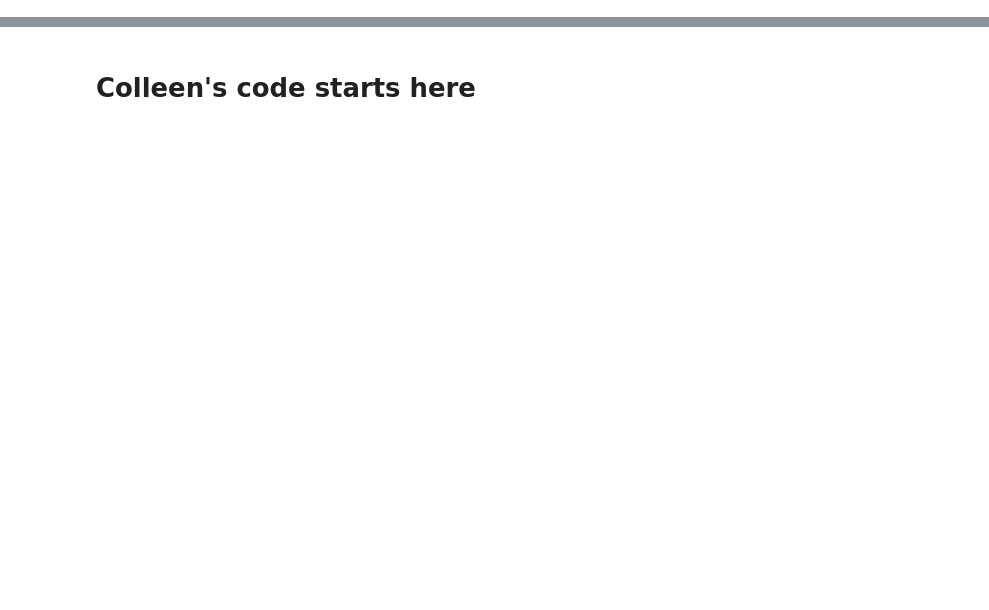
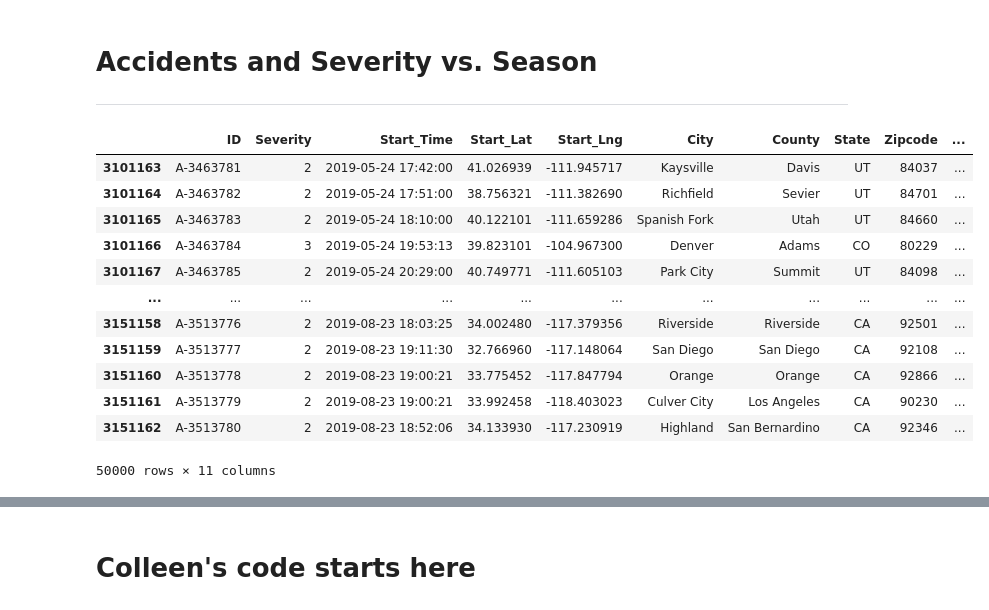
Before and after one commit to colleen547/Team-5---Project-1, a Jupyter notebook: main.ipynb, the cells around one changed output, grey strips where cells are left out. Cells and saved outputs as stored; diff of their text form; code cells hidden in the pictures; blank space fills up the shorter version.

```diff
--- a/main.ipynb
+++ b/main.ipynb
@@ -41,0 +57,10 @@ severity_values = [1, 2, 3, 4]
+# %%
+days_of_week = ['Monday', 'Tuesday', 'Wednesday', 'Thursday', 'Friday', 'Saturday', 'Sunday']
+severity_values = [1, 2, 3, 4]
+month_seasons = {
+    12: 'winter', 1: 'winter', 2: 'winter',
+    3: 'spring', 4: 'spring', 5: 'spring',
+    6: 'summer', 7: 'summer', 8: 'summer',
+    9: 'fall', 10: 'fall', 11: 'fall'
+}
+season_order = ['fall', 'winter', 'spring', 'summer']
@@ -83,30 +163,33 @@ pivot_df_plot = set_chart_style(pivot_df_plot, title="Severity of Crashes by Day
 # %%
 # Chris's code ends here
+# %% [markdown]
+# Accidents and Severity vs. Season
+***
 # %%
 # Ken's code starts here
 
 #Grouping Data Into Seasons
 # In order to group dates into seasons, we need to define seasons then group the dates into seasons column using  Meteorological seasons classifications for northern hemisphere
 #Spring runs from March 1 to May 31;
 #Summer runs from June 1 to Aug.31;
 #Fall (Autumn) runs from September 1st thru Nov.30th and
 #Winter runs from December 1 to 28 Feb
 
-
-month_seasons = {1: 'winter',
-                 2: 'winter',
-                 3: 'spring',
-                 4: 'spring',
-                 5: 'spring',
-                 6: 'summer',
-                 7: 'summer',
-                 8: 'summer',
-                 9: 'fall',
-                 10: 'fall',
-                 11: 'fall',
-                 12: 'winter'}
-
 accidents_df['seasons'] = pd.to_datetime(accidents_df['Start_Time']).dt.month.map(month_seasons)
 accidents_df.tail(50000)
+# %% [output]
+|  | ID | Severity | Start_Time | Start_Lat | Start_Lng | City | County | State | Zipcode | ... |
+| 3101163 | A-3463781 | 2 | 2019-05-24 17:42:00 | 41.026939 | -111.945717 | Kaysville | Davis | UT | 84037 | ... |
+| 3101164 | A-3463782 | 2 | 2019-05-24 17:51:00 | 38.756321 | -111.382690 | Richfield | Sevier | UT | 84701 | ... |
+| 3101165 | A-3463783 | 2 | 2019-05-24 18:10:00 | 40.122101 | -111.659286 | Spanish Fork | Utah | UT | 84660 | ... |
+| 3101166 | A-3463784 | 3 | 2019-05-24 19:53:13 | 39.823101 | -104.967300 | Denver | Adams | CO | 80229 | ... |
+| 3101167 | A-3463785 | 2 | 2019-05-24 20:29:00 | 40.749771 | -111.605103 | Park City | Summit | UT | 84098 | ... |
+| ... | ... | ... | ... | ... | ... | ... | ... | ... | ... | ... |
+| 3151158 | A-3513776 | 2 | 2019-08-23 18:03:25 | 34.002480 | -117.379356 | Riverside | Riverside | CA | 92501 | ... |
+| 3151159 | A-3513777 | 2 | 2019-08-23 19:11:30 | 32.766960 | -117.148064 | San Diego | San Diego | CA | 92108 | ... |
+| 3151160 | A-3513778 | 2 | 2019-08-23 19:00:21 | 33.775452 | -117.847794 | Orange | Orange | CA | 92866 | ... |
+| 3151161 | A-3513779 | 2 | 2019-08-23 19:00:21 | 33.992458 | -118.403023 | Culver City | Los Angeles | CA | 90230 | ... |
+| 3151162 | A-3513780 | 2 | 2019-08-23 18:52:06 | 34.133930 | -117.230919 | Highland | San Bernardino | CA | 92346 | ... |
+50000 rows × 11 columns
 # %%
 # Sort  Accidents into seasons
```
Also changed, not shown: parts of 32 cells of this notebook.
